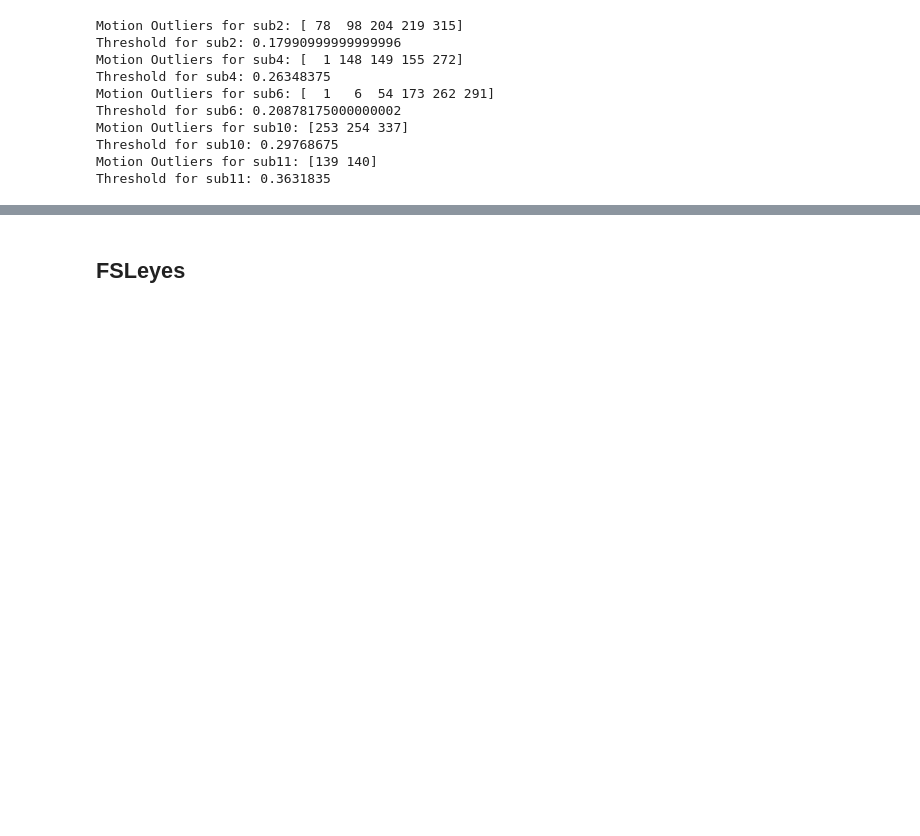
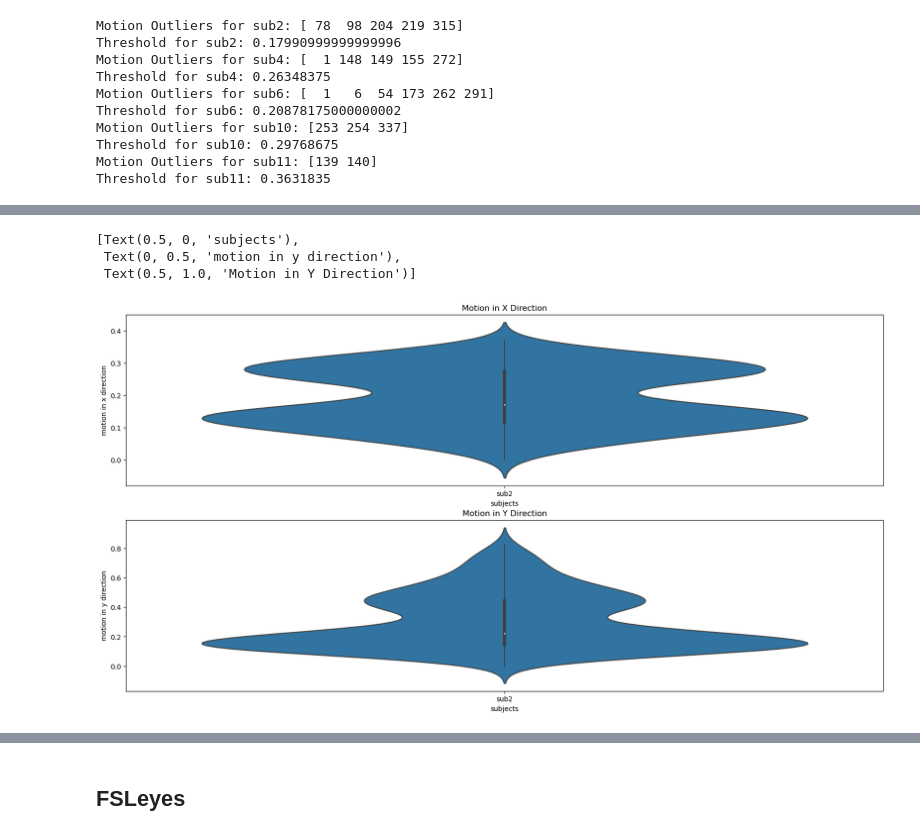
Before and after one commit to TimXdang/SpinalcordSeg, a Jupyter notebook: Playground 2.ipynb, the cells around one changed output, grey strips where cells are left out. Saved outputs shown, nothing was run; the diff lists cells and outputs as text; code cells hidden in the pictures; blank space fills up the shorter version.

```diff
--- a/Playground 2.ipynb
+++ b/Playground 2.ipynb
@@ -156,0 +174,11 @@ Threshold for sub2: 0.2087
+# %%
+fig, ax = plt.subplots(2, 1, figsize=(20, 10))
+gx = sns.violinplot(data=filtered_overall[filtered_overall['subject'].isin(['sub2'])], x='subject', y='x', ax=ax[0])
+gy = sns.violinplot(data=filtered_overall[filtered_overall['subject'].isin(['sub2'])], x='subject', y='y', ax=ax[1])
+gx.set(xlabel='subjects', ylabel='motion in x direction', title='Motion in X Direction')
+gy.set(xlabel='subjects', ylabel='motion in y direction', title='Motion in Y Direction')
+# %% [output]
+[Text(0.5, 0, 'subjects'),
+ Text(0, 0.5, 'motion in y direction'),
+ Text(0.5, 1.0, 'Motion in Y Direction')]
+[figure, added]
```
Also changed, not shown: parts of 8 cells of this notebook.
